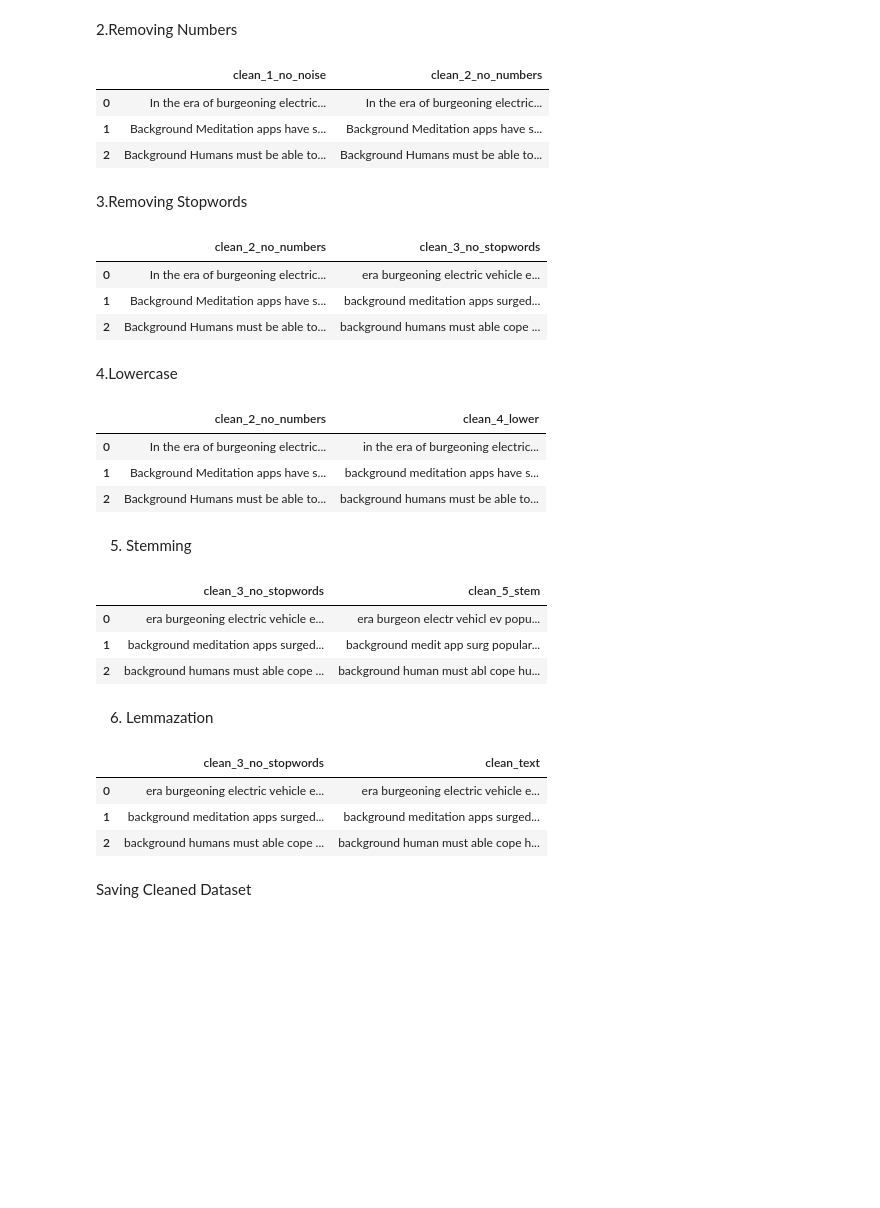
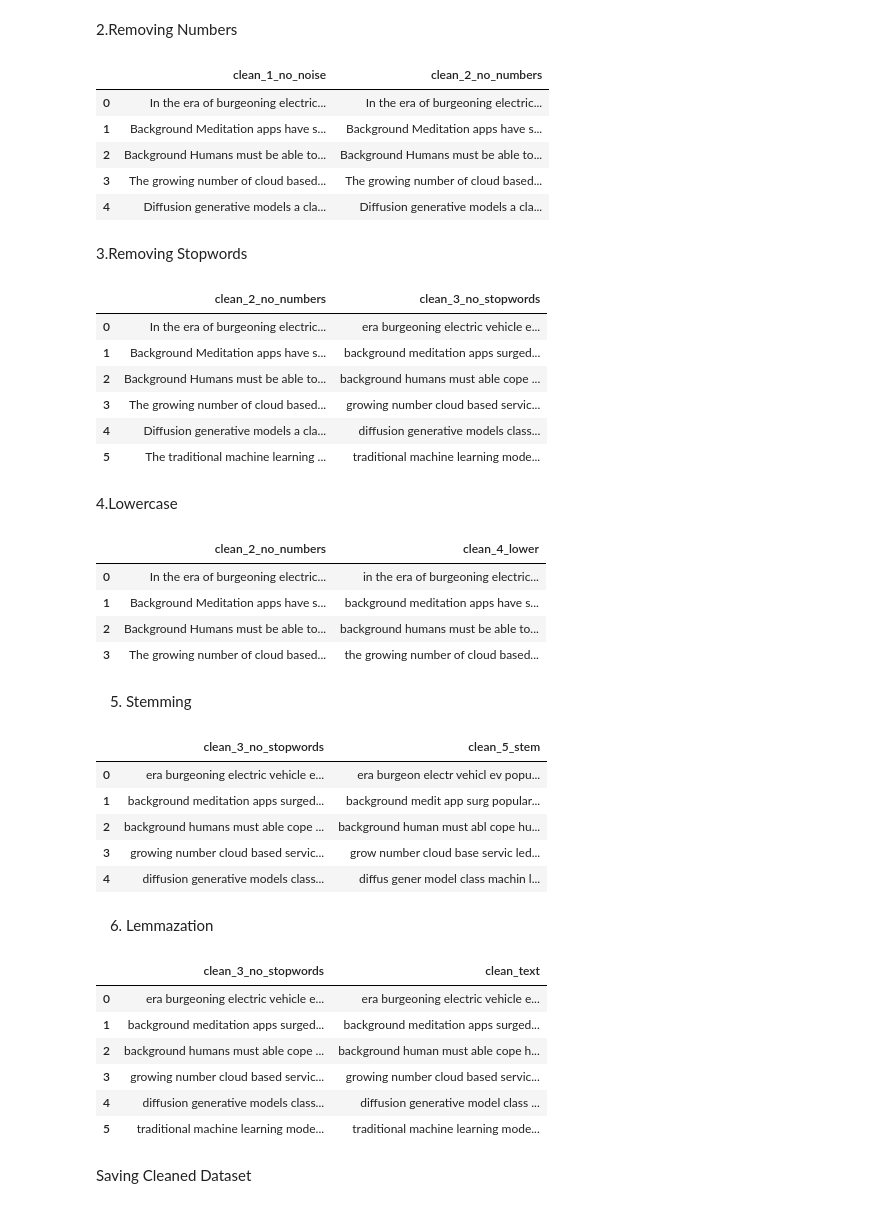
Before and after one commit to jaswanthbhavanam-03/SivaSaiJaswanthBhavanam_INFO5731_Spring2026, a Jupyter notebook: Bhavanam_Jaswanth_Assignment_01.ipynb, the cells around one changed output. Drawn from its saved outputs; the diff is of its cells as text; code cells hidden in the pictures; blank space fills up the shorter version.

```diff
--- a/Bhavanam_Jaswanth_Assignment_01.ipynb
+++ b/Bhavanam_Jaswanth_Assignment_01.ipynb
@@ -248,52 +248,63 @@ df[["abstract", "clean_1_no_noise"]].head(3)
 2.Removing Numbers
 # %%
 df["clean_2_no_numbers"] = df["clean_1_no_noise"].apply(remove_numbers)
-df[["clean_1_no_noise", "clean_2_no_numbers"]].head(3)
+df[["clean_1_no_noise", "clean_2_no_numbers"]].head(5)
 # %% [output]
 |  | clean_1_no_noise | clean_2_no_numbers |
 | 0 | In the era of burgeoning electric... | In the era of burgeoning electric... |
 | 1 | Background Meditation apps have s... | Background Meditation apps have s... |
 | 2 | Background Humans must be able to... | Background Humans must be able to... |
+| 3 | The growing number of cloud based... | The growing number of cloud based... |
+| 4 | Diffusion generative models a cla... | Diffusion generative models a cla... |
 # %% [markdown]
 3.Removing Stopwords
 # %%
 df["clean_3_no_stopwords"] = df["clean_2_no_numbers"].apply(to_lower).apply(remove_stopwords)
-df[["clean_2_no_numbers", "clean_3_no_stopwords"]].head(3)
+df[["clean_2_no_numbers", "clean_3_no_stopwords"]].head(6)
 # %% [output]
 |  | clean_2_no_numbers | clean_3_no_stopwords |
 | 0 | In the era of burgeoning electric... | era burgeoning electric vehicle e... |
 | 1 | Background Meditation apps have s... | background meditation apps surged... |
 | 2 | Background Humans must be able to... | background humans must able cope ... |
+| 3 | The growing number of cloud based... | growing number cloud based servic... |
+| 4 | Diffusion generative models a cla... | diffusion generative models class... |
+| 5 | The traditional machine learning ... | traditional machine learning mode... |
 # %% [markdown]
 4.Lowercase
 # %%
 df["clean_4_lower"] = df["clean_2_no_numbers"].apply(to_lower)
-df[["clean_2_no_numbers", "clean_4_lower"]].head(3)
+df[["clean_2_no_numbers", "clean_4_lower"]].head(4)
 # %% [output]
 |  | clean_2_no_numbers | clean_4_lower |
 | 0 | In the era of burgeoning electric... | in the era of burgeoning electric... |
 | 1 | Background Meditation apps have s... | background meditation apps have s... |
 | 2 | Background Humans must be able to... | background humans must be able to... |
+| 3 | The growing number of cloud based... | the growing number of cloud based... |
 # %% [markdown]
 5. Stemming
 # %%
 df["clean_5_stem"] = df["clean_3_no_stopwords"].apply(stemming)
-df[["clean_3_no_stopwords", "clean_5_stem"]].head(3)
+df[["clean_3_no_stopwords", "clean_5_stem"]].head(5)
 # %% [output]
 |  | clean_3_no_stopwords | clean_5_stem |
 | 0 | era burgeoning electric vehicle e... | era burgeon electr vehicl ev popu... |
 | 1 | background meditation apps surged... | background medit app surg popular... |
 | 2 | background humans must able cope ... | background human must abl cope hu... |
+| 3 | growing number cloud based servic... | grow number cloud base servic led... |
+| 4 | diffusion generative models class... | diffus gener model class machin l... |
 # %% [markdown]
 6. Lemmazation
 # %%
 df["clean_text"] = df["clean_3_no_stopwords"].apply(lemmatization)
-df[["clean_3_no_stopwords", "clean_text"]].head(3)
+df[["clean_3_no_stopwords", "clean_text"]].head(6)
 # %% [output]
 |  | clean_3_no_stopwords | clean_text |
 | 0 | era burgeoning electric vehicle e... | era burgeoning electric vehicle e... |
 | 1 | background meditation apps surged... | background meditation apps surged... |
 | 2 | background humans must able cope ... | background human must able cope h... |
+| 3 | growing number cloud based servic... | growing number cloud based servic... |
+| 4 | diffusion generative models class... | diffusion generative model class ... |
+| 5 | traditional machine learning mode... | traditional machine learning mode... |
 # %% [markdown]
 Saving Cleaned Dataset
 # %%
```
Also changed, not shown: parts of 6 cells of this notebook.
